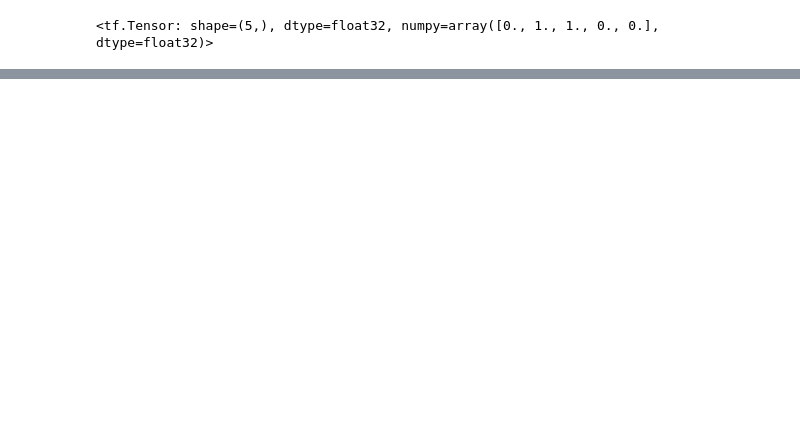
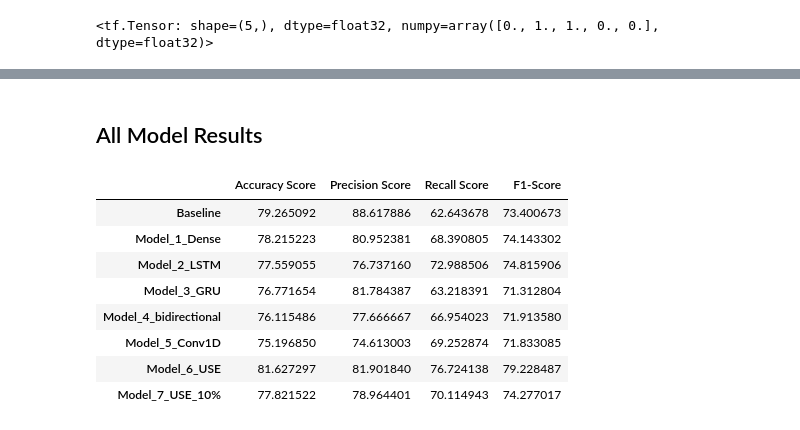
Before and after one commit to vbgupta/Tensorflow-Developer-Cert, a Jupyter notebook: src/notebooks/nlp/nlp-fundamentals.ipynb, the cells around one changed output, grey strips where cells are left out. Saved outputs shown, nothing was run; the diff lists cells and outputs as text; code cells hidden in the pictures; blank space fills up the shorter version.

```diff
--- a/src/notebooks/nlp/nlp-fundamentals.ipynb
+++ b/src/notebooks/nlp/nlp-fundamentals.ipynb
@@ -308,0 +667,5 @@ Model_1 Results:
+# %%
+# Split dataset for 10% of the data only
+train_10_percent_split = int(0.1 * len(train_sentences))
+train_sentences_10_percent = train_sentences[:train_10_percent_split]
+train_labels_10_percent = train_labels[:train_10_percent_split]
@@ -308,0 +721,25 @@ Model_1 Results:
+# %% [markdown]
+## All Model Results
+# %%
+all_model_results = pd.DataFrame({
+    "Baseline": baseline_results,
+    "Model_1_Dense": model_1_results,
+    "Model_2_LSTM": model_2_results,
+    "Model_3_GRU": model_3_results,
+    "Model_4_bidirectional": model_4_results,
+    "Model_5_Conv1D": model_5_evaluate,
+    "Model_6_USE": model_6_results,
+    "Model_7_USE_10%": model_7_results
+})
+all_model_results = all_model_results.transpose()
+all_model_results
+# %% [output]
+|  | Accuracy Score | Precision Score | Recall Score | F1-Score |
+| Baseline | 79.265092 | 88.617886 | 62.643678 | 73.400673 |
+| Model_1_Dense | 78.215223 | 80.952381 | 68.390805 | 74.143302 |
+| Model_2_LSTM | 77.559055 | 76.737160 | 72.988506 | 74.815906 |
+| Model_3_GRU | 76.771654 | 81.784387 | 63.218391 | 71.312804 |
+| Model_4_bidirectional | 76.115486 | 77.666667 | 66.954023 | 71.913580 |
+| Model_5_Conv1D | 75.196850 | 74.613003 | 69.252874 | 71.833085 |
+| Model_6_USE | 81.627297 | 81.901840 | 76.724138 | 79.228487 |
+| Model_7_USE_10% | 77.821522 | 78.964401 | 70.114943 | 74.277017 |
```
Also changed, not shown: parts of 64 cells of this notebook, 36 other files.
